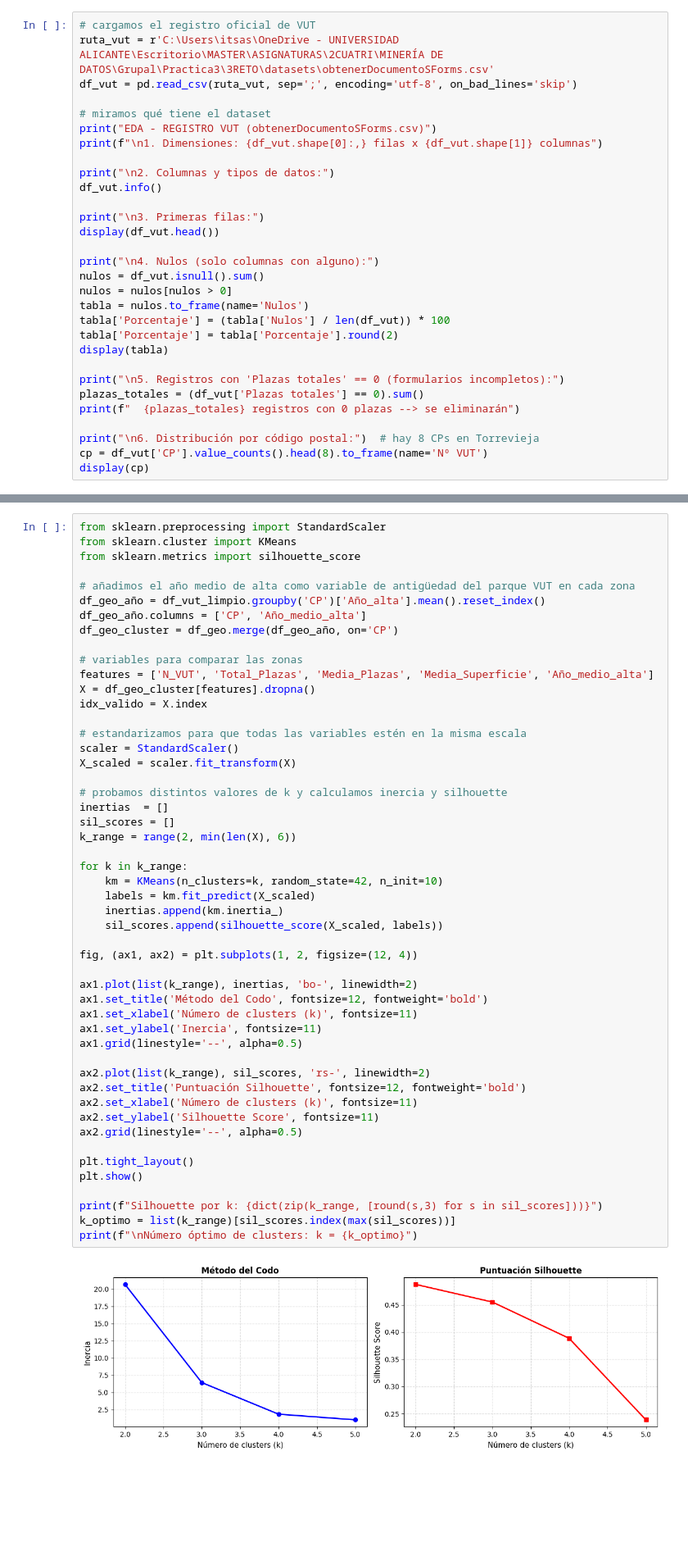
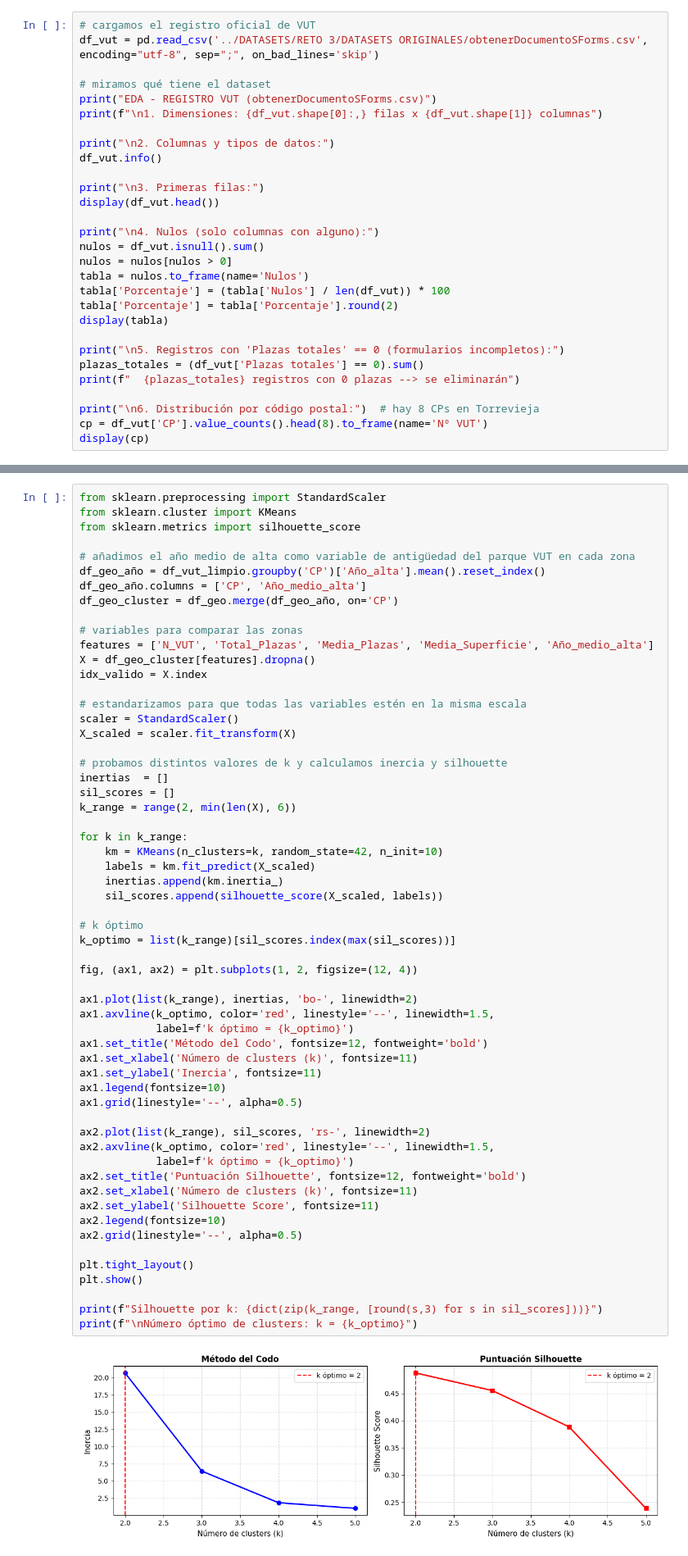
Before and after one commit to MalenaSancho/Turismo-Mineria-Datos, a Jupyter notebook: RETOS/RETO_3.ipynb, the cells around one changed output, grey strips where cells are left out. Shown at 82% size. Drawn from its saved outputs; the diff is of its cells as text; blank space fills up the shorter version.

```diff
--- a/RETOS/RETO_3.ipynb
+++ b/RETOS/RETO_3.ipynb
@@ -72,8 +72,7 @@ Este archivo lo obtenemos del *Registro de Turisme de la Comunitat Valenciana*.
 Antes de limpiar nada, miramos qué tenemos: dimensiones, tipos de columnas, nulos, y la distribución por código postal.
 # %%
 # cargamos el registro oficial de VUT
-ruta_vut = r'C:\Users\itsas\OneDrive - UNIVERSIDAD ALICANTE\Escritorio\MASTER\ASIGNATURAS\2CUATRI\MINERÍA DE DATOS\Grupal\Practica3\3RETO\datasets\obtenerDocumentoSForms.csv'
-df_vut = pd.read_csv(ruta_vut, sep=';', encoding='utf-8', on_bad_lines='skip')
+df_vut = pd.read_csv('../DATASETS/RETO 3/DATASETS ORIGINALES/obtenerDocumentoSForms.csv', encoding="utf-8", sep=";", on_bad_lines='skip')
 
 # miramos qué tiene el dataset
 print("EDA - REGISTRO VUT (obtenerDocumentoSForms.csv)")
@@ -974,35 +996,43 @@ X_scaled = scaler.fit_transform(X)
 inertias  = []
 sil_scores = []
 k_range = range(2, min(len(X), 6))
 
 for k in k_range:
     km = KMeans(n_clusters=k, random_state=42, n_init=10)
     labels = km.fit_predict(X_scaled)
     inertias.append(km.inertia_)
     sil_scores.append(silhouette_score(X_scaled, labels))
 
+# k óptimo
+k_optimo = list(k_range)[sil_scores.index(max(sil_scores))]
+
 fig, (ax1, ax2) = plt.subplots(1, 2, figsize=(12, 4))
 
 ax1.plot(list(k_range), inertias, 'bo-', linewidth=2)
+ax1.axvline(k_optimo, color='red', linestyle='--', linewidth=1.5,
+            label=f'k óptimo = {k_optimo}')
 ax1.set_title('Método del Codo', fontsize=12, fontweight='bold')
 ax1.set_xlabel('Número de clusters (k)', fontsize=11)
 ax1.set_ylabel('Inercia', fontsize=11)
+ax1.legend(fontsize=10)
 ax1.grid(linestyle='--', alpha=0.5)
 
 ax2.plot(list(k_range), sil_scores, 'rs-', linewidth=2)
+ax2.axvline(k_optimo, color='red', linestyle='--', linewidth=1.5,
+            label=f'k óptimo = {k_optimo}')
 ax2.set_title('Puntuación Silhouette', fontsize=12, fontweight='bold')
 ax2.set_xlabel('Número de clusters (k)', fontsize=11)
 ax2.set_ylabel('Silhouette Score', fontsize=11)
+ax2.legend(fontsize=10)
 ax2.grid(linestyle='--', alpha=0.5)
 
 plt.tight_layout()
 plt.show()
 
 print(f"Silhouette por k: {dict(zip(k_range, [round(s,3) for s in sil_scores]))}")
-k_optimo = list(k_range)[sil_scores.index(max(sil_scores))]
 print(f"\nNúmero óptimo de clusters: k = {k_optimo}")
 # %% [output]
-[figure, old version]
+[figure, new version]
 Silhouette por k: {2: 0.488, 3: 0.455, 4: 0.388, 5: 0.239}
 
 Número óptimo de clusters: k = 2
```
Also changed, not shown: parts of 26 cells of this notebook, 14 other files.
